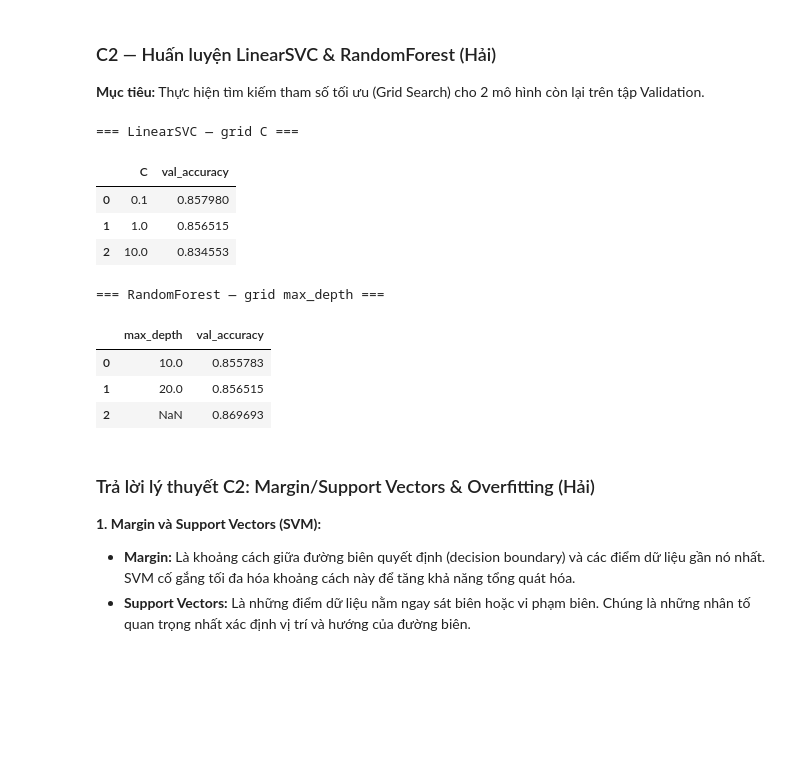
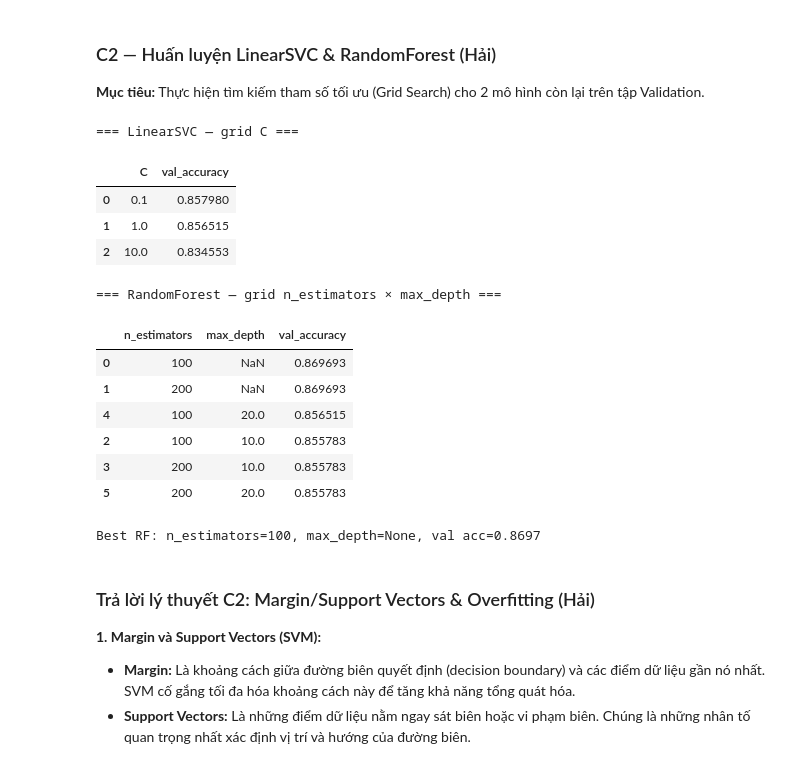
Before and after one commit to peterphenikaa/python-eda-project, a Jupyter notebook: notebook.ipynb, the cells around one changed output. Drawn from its saved outputs; the diff is of its cells as text; code cells hidden in the pictures; blank space fills up the shorter version.

```diff
--- a/notebook.ipynb
+++ b/notebook.ipynb
@@ -522,14 +593,11 @@ Passing `palette` without assigning `hue` is deprecated and will be removed in v
 
 **Mục tiêu:** Huấn luyện MultinomialNB và LogisticRegression với grid hyperparameter trên validation set; Stratified 5-Fold CV.
 # %%
+# [Bình] Kiểm tra nguồn dữ liệu
 import os
-
-readme_path = 'data/README.md'
-if os.path.exists(readme_path):
-    with open(readme_path, 'r', encoding='utf-8') as f:
-        content = f.read()
-        print(f"--- Nội dung {readme_path} ---\n")
-        print(content)
+source_path = "data/SOURCE.md"
+if os.path.exists(source_path):
+    print(open(source_path, encoding="utf-8").read()[:500], "...\n")
 else:
-    print(f"Không tìm thấy file tại {readme_path}")
+    print("Xem data/SOURCE.md để biết nguồn dataset.")
 # %% [output]
@@ -737,47 +817,75 @@ X_train, X_val, y_train, y_val = train_test_split(X_trainval, y_trainval, test_s
 tfidf = TfidfVectorizer(max_features=10000, ngram_range=(1, 2))
 X_train_vec = tfidf.fit_transform(X_train)
 X_val_vec = tfidf.transform(X_val)
+X_test_vec = tfidf.transform(X_test)
 
 def grid_search_on_val_fixed(model_class, param_name, param_values, xtrain, ytrain, xval, yval, fixed_params=None):
     fixed_params = fixed_params or {}
     rows = []
     best_model, best_acc, best_value = None, -1.0, None
     for value in param_values:
         params = {param_name: value, **fixed_params}
         model = model_class(**params)
         model.fit(xtrain, ytrain)
         val_acc = accuracy_score(yval, model.predict(xval))
         rows.append({param_name: value, "val_accuracy": val_acc})
         if val_acc > best_acc:
             best_acc, best_value, best_model = val_acc, value, model
     return pd.DataFrame(rows), best_model, best_value, best_acc
 
 # --- 1. LinearSVC Grid Search ---
 svc_grid, best_svc, best_svc_C, best_svc_acc = grid_search_on_val_fixed(
     LinearSVC, "C", [0.1, 1, 10], X_train_vec, y_train, X_val_vec, y_val,
     fixed_params={"max_iter": 2000, "random_state": _RS}
 )
 print("=== LinearSVC — grid C ===")
 display(svc_grid)
 
-# --- 2. RandomForest Grid Search ---
-rf_grid, best_rf, best_rf_depth, best_rf_acc = grid_search_on_val_fixed(
-    RandomForestClassifier, "max_depth", [10, 20, None], X_train_vec, y_train, X_val_vec, y_val,
-    fixed_params={"n_estimators": 100, "random_state": _RS, "n_jobs": -1}
-)
-print("\n=== RandomForest — grid max_depth ===")
-display(rf_grid)
+# --- 2. RandomForest Grid Search (n_estimators × max_depth) ---
+from sklearn.model_selection import ParameterGrid
+
+rf_rows = []
+best_rf, best_rf_acc = None, -1.0
+best_rf_n_estimators, best_rf_depth = 100, None
+for params in ParameterGrid({"n_estimators": [100, 200], "max_depth": [None, 10, 20]}):
+    model = RandomForestClassifier(
+        n_estimators=params["n_estimators"],
+        max_depth=params["max_depth"],
+        random_state=_RS,
+        n_jobs=-1,
+    )
+    model.fit(X_train_vec, y_train)
+    val_acc = accuracy_score(y_val, model.predict(X_val_vec))
+    rf_rows.append({
+        "n_estimators": params["n_estimators"],
+        "max_depth": params["max_depth"],
+        "val_accuracy": val_acc,
+    })
+    if val_acc > best_rf_acc:
+        best_rf_acc = val_acc
+        best_rf = model
+        best_rf_n_estimators = params["n_estimators"]
+        best_rf_depth = params["max_depth"]
+
+rf_grid = pd.DataFrame(rf_rows)
+print("\n=== RandomForest — grid n_estimators × max_depth ===")
+display(rf_grid.sort_values("val_accuracy", ascending=False))
+print(f"Best RF: n_estimators={best_rf_n_estimators}, max_depth={best_rf_depth}, val acc={best_rf_acc:.4f}")
 # %% [output]
 === LinearSVC — grid C ===
 |  | C | val_accuracy |
 | 0 | 0.1 | 0.857980 |
 | 1 | 1.0 | 0.856515 |
 | 2 | 10.0 | 0.834553 |
-=== RandomForest — grid max_depth ===
+=== RandomForest — grid n_estimators × max_depth ===
-|  | max_depth | val_accuracy |
-| 0 | 10.0 | 0.855783 |
-| 1 | 20.0 | 0.856515 |
-| 2 | NaN | 0.869693 |
+|  | n_estimators | max_depth | val_accuracy |
+| 0 | 100 | NaN | 0.869693 |
+| 1 | 200 | NaN | 0.869693 |
+| 4 | 100 | 20.0 | 0.856515 |
+| 2 | 100 | 10.0 | 0.855783 |
+| 3 | 200 | 10.0 | 0.855783 |
+| 5 | 200 | 20.0 | 0.855783 |
+Best RF: n_estimators=100, max_depth=None, val acc=0.8697
 # %% [markdown]
 ### Trả lời lý thuyết C2: Margin/Support Vectors & Overfitting (Hải)
 
```
Also changed, not shown: parts of 22 cells of this notebook.
